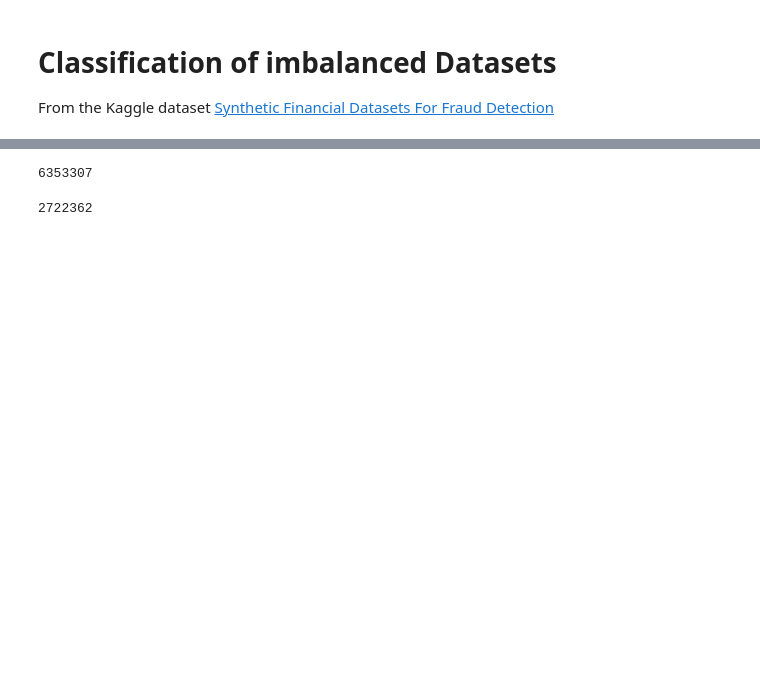
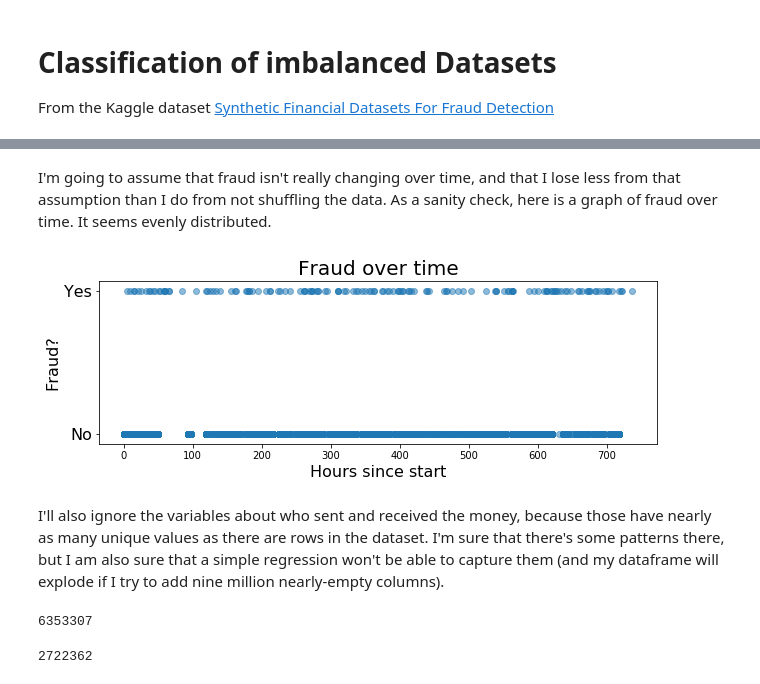
Before and after one commit to LambdaSchool/DS-Unit-2-Sprint-4-Model-Validation, a Jupyter notebook: module-2-validate-classification-problems/LS_DS_242_Validate_classification_problems_Assignment.ipynb, the cells around one changed output, grey strips where cells are left out. Saved outputs shown, nothing was run; the diff lists cells and outputs as text; code cells hidden in the pictures; blank space fills up the shorter version.

```diff
--- a/module-2-validate-classification-problems/LS_DS_242_Validate_classification_problems_Assignment.ipynb
+++ b/module-2-validate-classification-problems/LS_DS_242_Validate_classification_problems_Assignment.ipynb
@@ -47,3 +96,21 @@ df.head()
+# %% [markdown]
+I'm going to assume that fraud isn't really changing over time, and that I lose less from that assumption than I do from not shuffling the data.  As a sanity check, here is a graph of fraud over time.  It seems evenly distributed.
+# %%
+# The full dataset is really large, so I'm going to create a smaller
+# sample of it for quick visualizations like this one.
+df_small = df.sample(100000, random_state=42)
+
+fig, ax = plt.subplots(figsize=(10,3))
+ax.scatter(df_small.step, df_small.isFraud, alpha=0.5)
+ax.set_yticks([0,1])
+ax.set_yticklabels(['No','Yes'], fontsize=16)
+ax.set_xlabel('Hours since start', fontsize=16)
+ax.set_ylabel('Fraud?', fontsize=16)
+plt.title('Fraud over time', fontsize=20);
+# %% [output]
+[figure, added]
+# %% [markdown]
+I'll also ignore the variables about who sent and received the money, because those have nearly as many unique values as there are rows in the dataset.  I'm sure that there's some patterns there, but I am also sure that a simple regression won't be able to capture them (and my dataframe will explode if I try to add nine million nearly-empty columns).
 # %%
 df.nameOrig.nunique()
 # %% [output]
```
Also changed, not shown: parts of 32 cells of this notebook.
